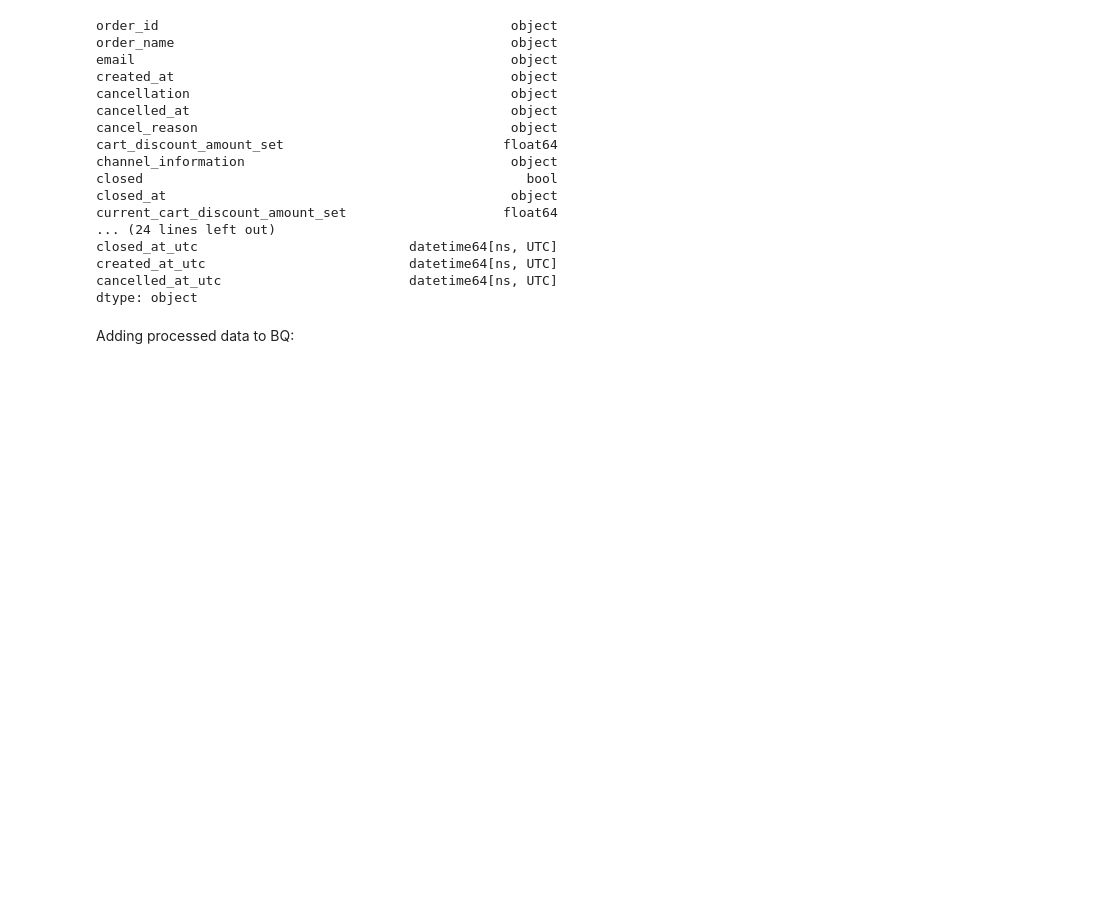
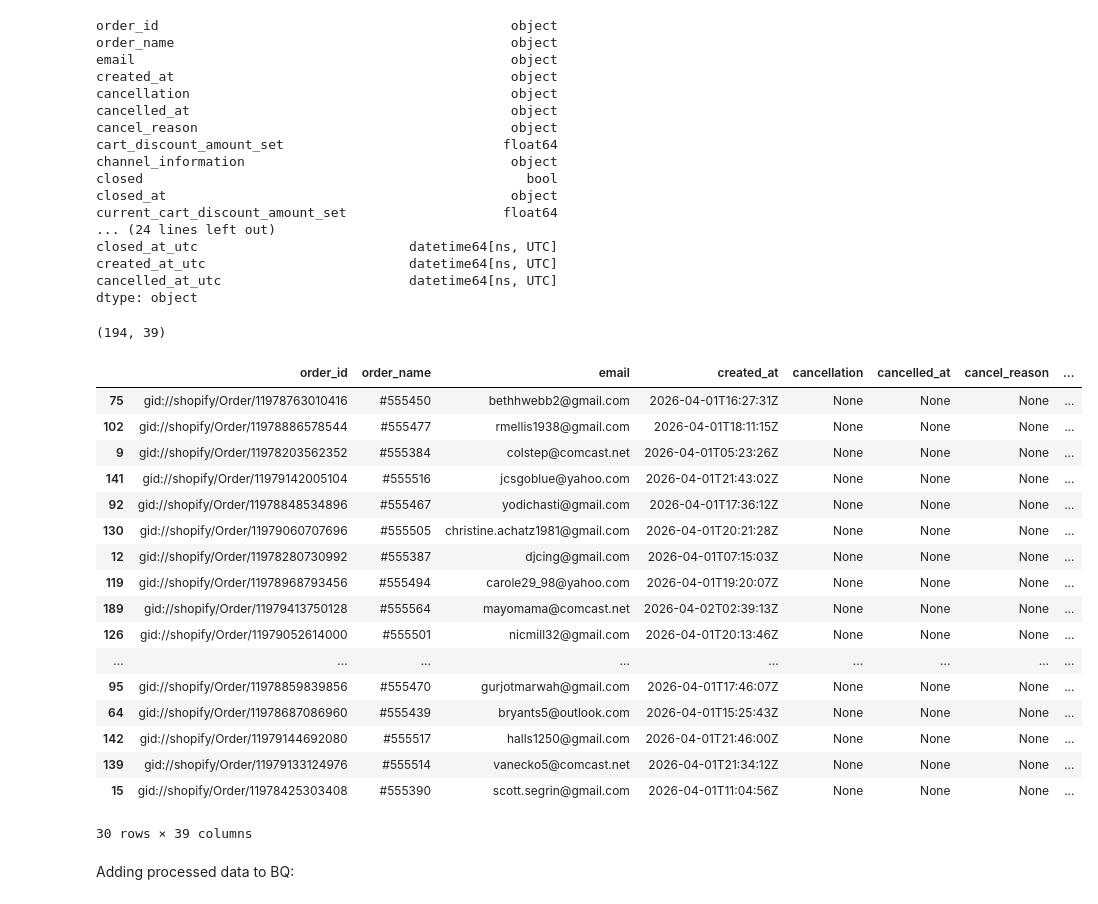
Before and after one commit to leobeta92/shopify-bigquery-pipeline, a Jupyter notebook: shopify_notebook.ipynb, the cells around one changed output. Saved outputs shown, nothing was run; the diff lists cells and outputs as text; code cells hidden in the pictures; blank space fills up the shorter version.

```diff
--- a/shopify_notebook.ipynb
+++ b/shopify_notebook.ipynb
@@ -658,8 +690,31 @@ closed_at_utc                           datetime64[ns, UTC]
 created_at_utc                          datetime64[ns, UTC]
 cancelled_at_utc                        datetime64[ns, UTC]
 dtype: object
+# %%
+orders_df_sample.shape
+# %% [output]
+(194, 39)
 # %%
-# orders_df_sample.sample(n = 30)
+orders_df_sample.sample(n = 30)
+# %% [output]
+|  | order_id | order_name | email | created_at | cancellation | cancelled_at | cancel_reason | ... |
+| 75 | gid://shopify/Order/11978763010416 | #555450 | bethhwebb2@gmail.com | 2026-04-01T16:27:31Z | None | None | None | ... |
+| 102 | gid://shopify/Order/11978886578544 | #555477 | rmellis1938@gmail.com | 2026-04-01T18:11:15Z | None | None | None | ... |
+| 9 | gid://shopify/Order/11978203562352 | #555384 | colstep@comcast.net | 2026-04-01T05:23:26Z | None | None | None | ... |
+| 141 | gid://shopify/Order/11979142005104 | #555516 | jcsgoblue@yahoo.com | 2026-04-01T21:43:02Z | None | None | None | ... |
+| 92 | gid://shopify/Order/11978848534896 | #555467 | yodichasti@gmail.com | 2026-04-01T17:36:12Z | None | None | None | ... |
+| 130 | gid://shopify/Order/11979060707696 | #555505 | christine.achatz1981@gmail.com | 2026-04-01T20:21:28Z | None | None | None | ... |
+| 12 | gid://shopify/Order/11978280730992 | #555387 | djcing@gmail.com | 2026-04-01T07:15:03Z | None | None | None | ... |
+| 119 | gid://shopify/Order/11978968793456 | #555494 | carole29_98@yahoo.com | 2026-04-01T19:20:07Z | None | None | None | ... |
+| 189 | gid://shopify/Order/11979413750128 | #555564 | mayomama@comcast.net | 2026-04-02T02:39:13Z | None | None | None | ... |
+| 126 | gid://shopify/Order/11979052614000 | #555501 | nicmill32@gmail.com | 2026-04-01T20:13:46Z | None | None | None | ... |
+| ... | ... | ... | ... | ... | ... | ... | ... | ... |
+| 95 | gid://shopify/Order/11978859839856 | #555470 | gurjotmarwah@gmail.com | 2026-04-01T17:46:07Z | None | None | None | ... |
+| 64 | gid://shopify/Order/11978687086960 | #555439 | bryants5@outlook.com | 2026-04-01T15:25:43Z | None | None | None | ... |
+| 142 | gid://shopify/Order/11979144692080 | #555517 | halls1250@gmail.com | 2026-04-01T21:46:00Z | None | None | None | ... |
+| 139 | gid://shopify/Order/11979133124976 | #555514 | vanecko5@comcast.net | 2026-04-01T21:34:12Z | None | None | None | ... |
+| 15 | gid://shopify/Order/11978425303408 | #555390 | scott.segrin@gmail.com | 2026-04-01T11:04:56Z | None | None | None | ... |
+30 rows × 39 columns
 # %%
 # orders_df_sample['payment_gateway_names'].apply(lambda x: print(type(x)))
 # %%
```
Also changed, not shown: parts of 59 cells of this notebook, 6 other files.
